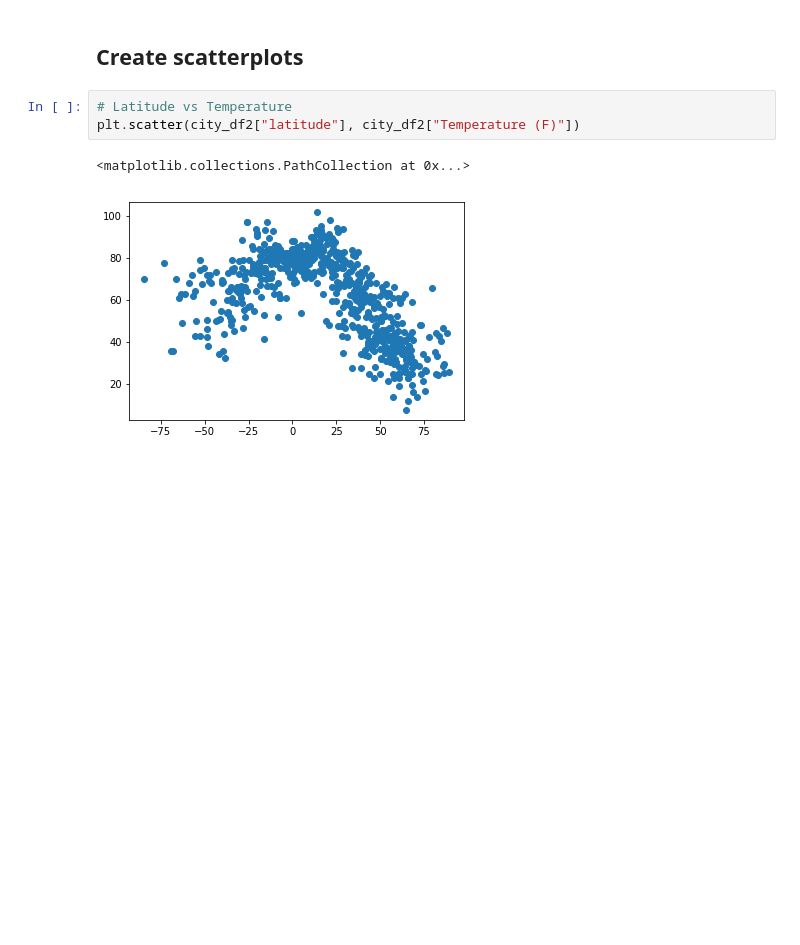
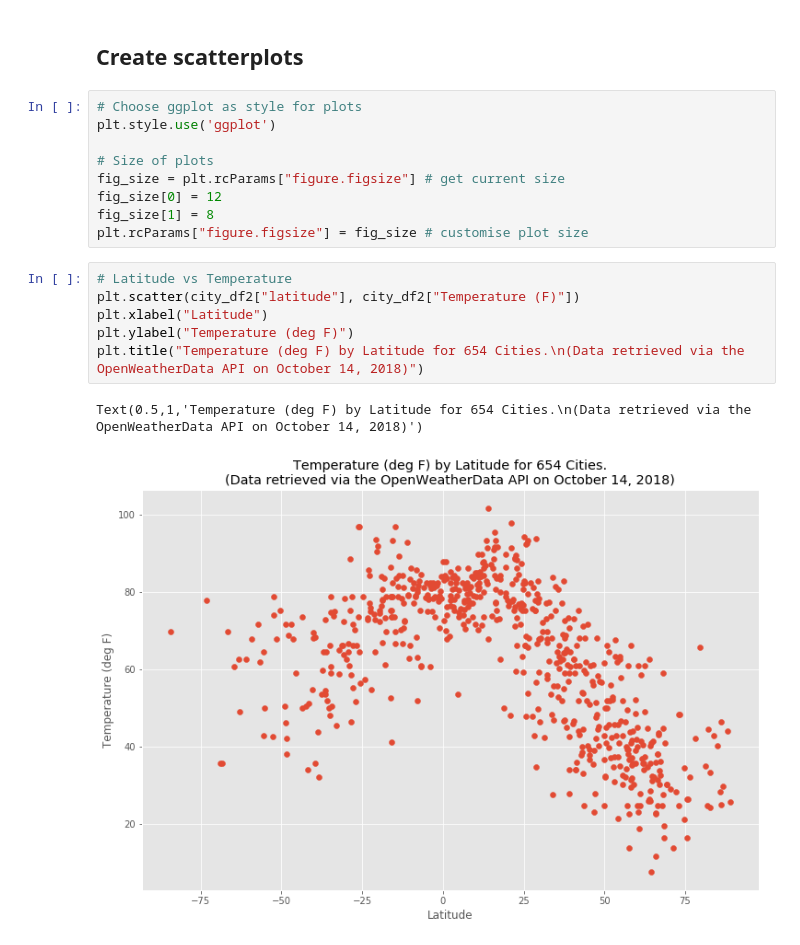
Before and after one commit to rochiecuevas/WeatherPy, a Jupyter notebook: WeatherPy.ipynb, the cells around one changed output. Cells and saved outputs as stored; diff of their text form; blank space fills up the shorter version.

```diff
--- a/WeatherPy.ipynb
+++ b/WeatherPy.ipynb
@@ -180,9 +177,21 @@ city_df2.head()
 | 6 | tasiilaq | gl | 76.497003 | -34.247752 | 32 | 100 | 64 | ... |
 # %% [markdown]
 ## Create scatterplots
-# %%
-# Latitude vs Temperature
-plt.scatter(city_df2["latitude"], city_df2["Temperature (F)"])
-# %% [output]
-<matplotlib.collections.PathCollection at 0x...>
-[figure, removed]
+# %%
+# Choose ggplot as style for plots
+plt.style.use('ggplot')
+
+# Size of plots
+fig_size = plt.rcParams["figure.figsize"] # get current size
+fig_size[0] = 12
+fig_size[1] = 8
+plt.rcParams["figure.figsize"] = fig_size # customise plot size
+# %%
+# Latitude vs Temperature
+plt.scatter(city_df2["latitude"], city_df2["Temperature (F)"])
+plt.xlabel("Latitude")
+plt.ylabel("Temperature (deg F)")
+plt.title("Temperature (deg F) by Latitude for 654 Cities.\n(Data retrieved via the OpenWeatherData API on October 14, 2018)")
+# %% [output]
+Text(0.5,1,'Temperature (deg F) by Latitude for 654 Cities.\n(Data retrieved via the OpenWeatherData API on October 14, 2018)')
+[figure, added]
```
Also changed, not shown: parts of 2 cells of this notebook, 1 other file.
